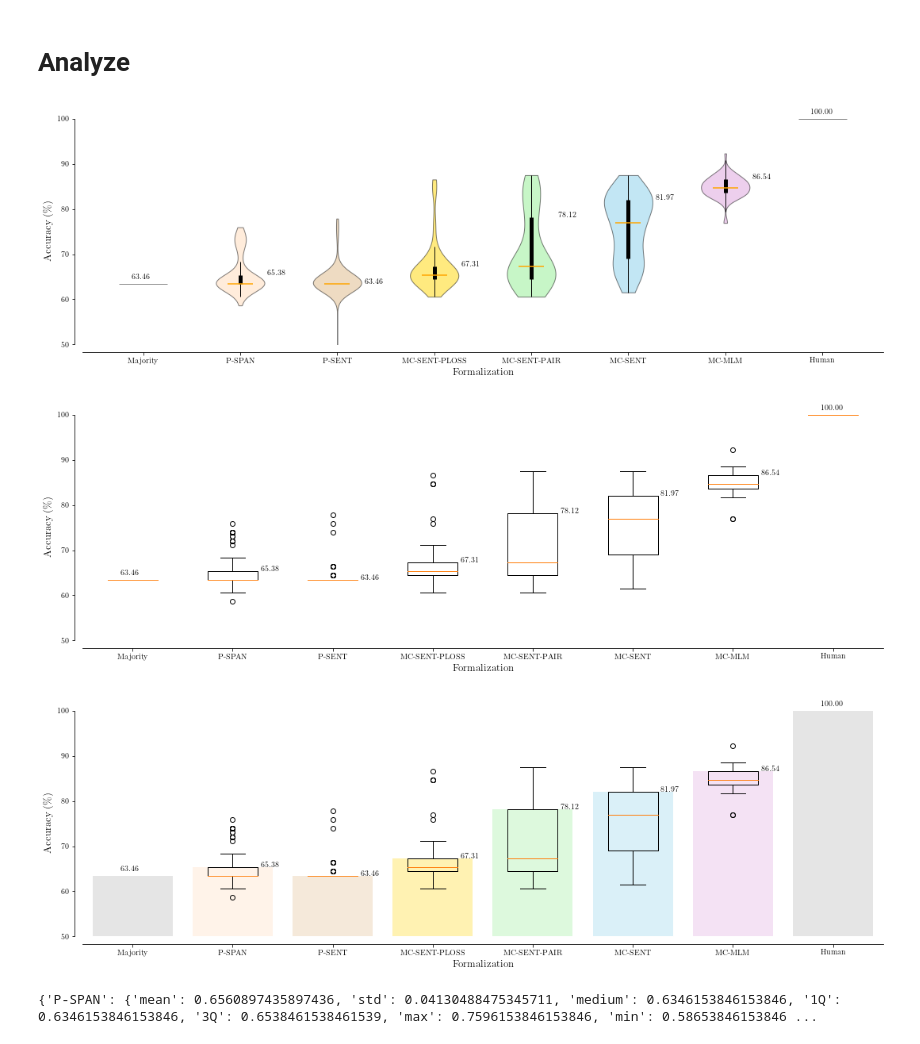
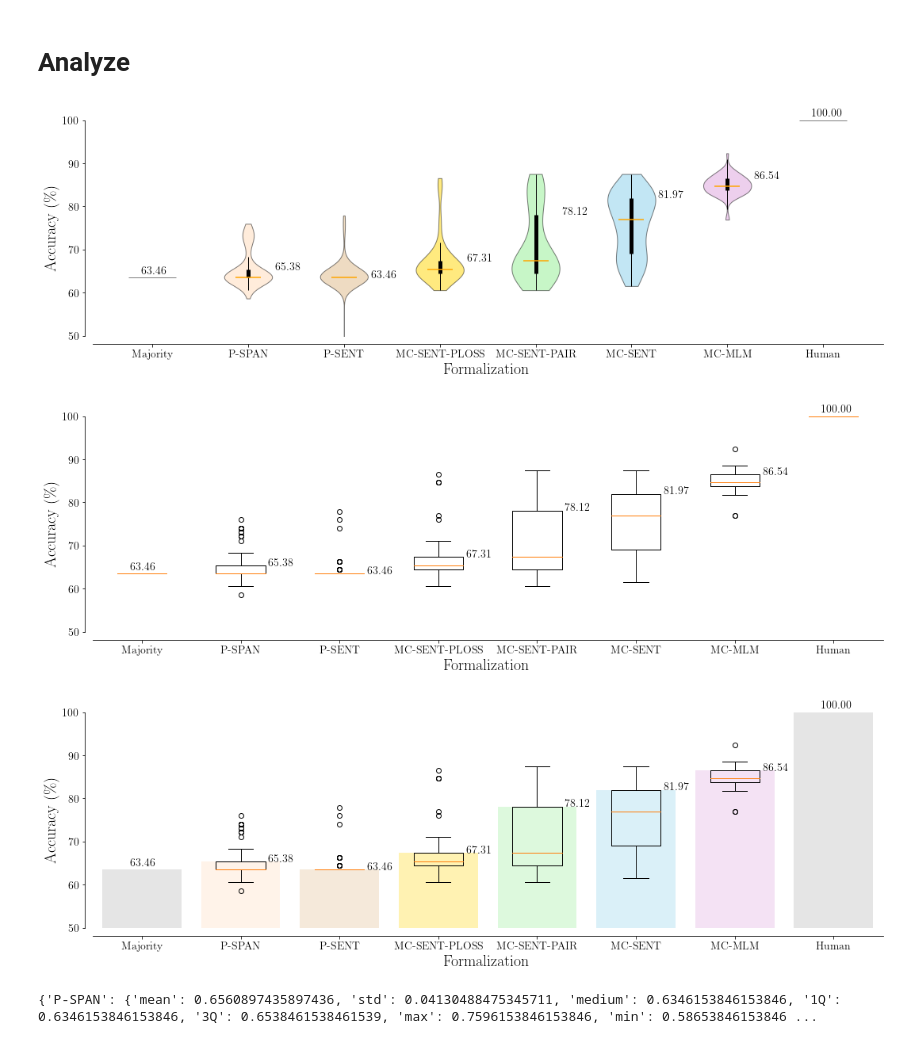
Before and after one commit to nyu-mll/wsc-formalizations, a Jupyter notebook: analysis/wsc-spacy-analysis.ipynb, the cells around one changed output. Drawn from its saved outputs; the diff is of its cells as text; code cells hidden in the pictures.

```diff
--- a/analysis/wsc-spacy-analysis.ipynb
+++ b/analysis/wsc-spacy-analysis.ipynb
@@ -101,6 +101,8 @@ def make_box_plots(data,
                    ylabel = 'Accuracy (%)',
                    xlabel = 'Formalization',
                    label_size = 18,
+                   tick_size = 12,
+                   plabel_size = 12,
                    bar = False,
                    label_type = 'max',
                    box = True,
@@ -169,8 +171,11 @@ def make_box_plots(data,
     if not title is None:
         ax.set_title(title)
 
+    # format labels
     ax.set_ylim(y_min, y_max)
     ax.set_yticks(np.arange(y_min, y_max+1, y_tick))
+    ax.set_xticklabels(labels)
+    ax.tick_params(labelsize=tick_size)
 
     if adjusted_axes:
         # Adjust plot borders
@@ -180,8 +185,6 @@ def make_box_plots(data,
         ax.spines['bottom'].set_position(('outward', splines_offset))
 
     ticks = np.arange(len(labels))+1
-
-    ax.set_xticklabels(labels)
 
     ax.set_ylabel(ylabel, fontsize=label_size)
     ax.set_xlabel(xlabel, fontsize=label_size)
@@ -237,7 +240,9 @@ def make_box_plots(data,
 
             ax.text(i + x_offset + x,
                     v + y_offset + y,
-                    "{:.2f}%".format(v))
+                    "{:.2f}%".format(v),
+                    fontsize=plabel_size,
+                   )
 
     # Adjust layout
     fig.tight_layout()
@@ -268,7 +273,9 @@ f_violin = make_box_plots(results,
                    xlabel = r'Formalization',
                    majority = 63.46153846153846,
                    human = 100.0,
-                   label_size=13,
+                   label_size=20,
+                   tick_size=14,
+                   plabel_size=14,
                    x_offset = .88,
                    bar_colors = True,
                    bar_labels = True,
@@ -278,7 +285,7 @@ f_violin = make_box_plots(results,
                    violin = violin,
                   )
 # %% [output]
-[figure, old version]
+[figure, new version]
 # %%
 bar = False
 box = True
@@ -304,7 +311,9 @@ f_box = make_box_plots(results,
                    xlabel = r'Formalization',
                    majority = 63.46153846153846,
                    human = 100.0,
-                   label_size=13,
+                   label_size=20,
+                   tick_size=14,
+                   plabel_size=14,
                    x_offset = .88,
                    bar_colors = True,
                    bar_labels = True,
@@ -314,7 +323,7 @@ f_box = make_box_plots(results,
                    violin = violin,
                   )
 # %% [output]
-[figure, old version]
+[figure, new version]
 # %%
 bar = True
 box = True
@@ -322,35 +331,37 @@ violin = False
 
 ordered_framings = ['P-SPAN',
                    'P-SENT',
                    'MC-SENT-PLOSS',
                    'MC-SENT-PAIR',
                    'MC-SENT',
                    'MC-MLM']
 
 f_box_bar = make_box_plots(results,
                    ordered_framings,
                    adjusted_axes = True,
                    title = None,
                    showfliers = True,
                    y_min = 50,
                    y_max = 100,
                    y_tick = 10,
                    notch = False,
                    ylabel = r'Accuracy (\%)',
                    xlabel = r'Formalization',
                    majority = 63.46153846153846,
                    human = 100.0,
-                   label_size=13,
+                   label_size=20,
+                   tick_size=14,
+                   plabel_size=14,
                    x_offset = .88,
                    bar_colors = True,
                    bar_labels = True,
                    label_type = '3Q',
                    bar = bar,
                    box = box,
                    violin = violin,
                   )
 # %% [output]
-[figure, old version]
+[figure, new version]
 # %%
 def get_stats(data,
               labels,
```
Also changed, not shown: 7 other files.
